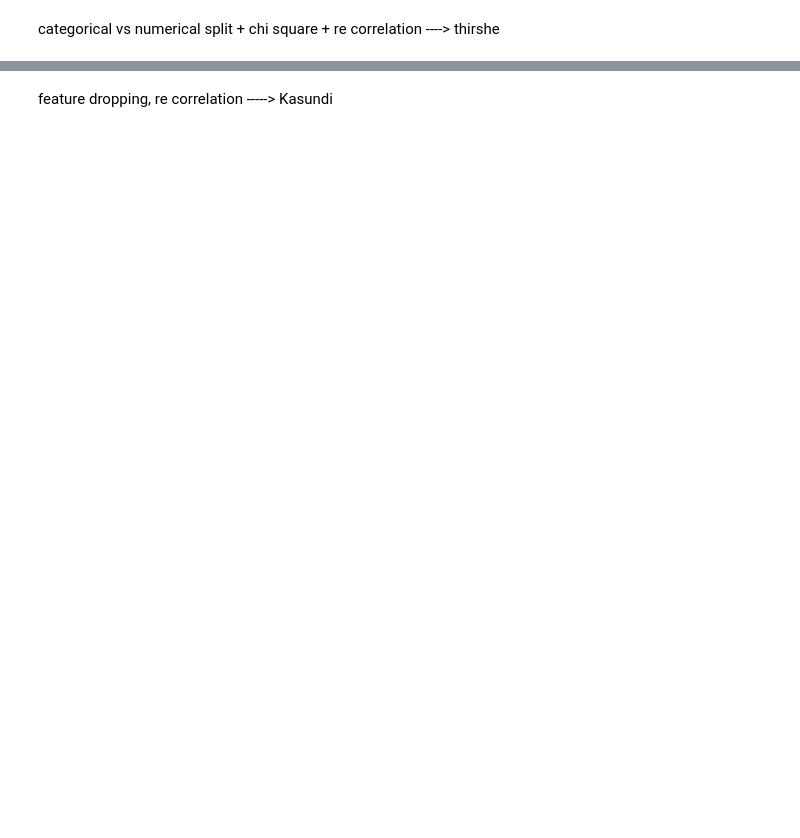
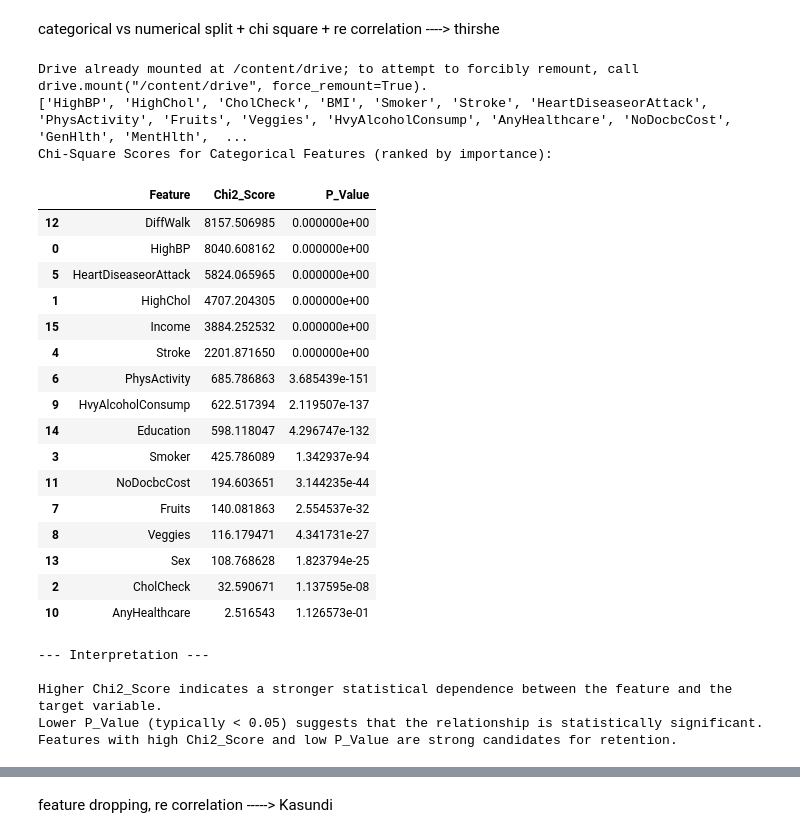
Before and after one commit to ArsenicV/IT2011-AIML-Project, a Jupyter notebook: notebooks/drist_preprocessing.ipynb, the cells around one changed output, grey strips where cells are left out. Drawn from its saved outputs; the diff is of its cells as text; code cells hidden in the pictures; blank space fills up the shorter version.

```diff
--- a/notebooks/drist_preprocessing.ipynb
+++ b/notebooks/drist_preprocessing.ipynb
@@ -153,6 +223,26 @@ categorical vs numerical split + chi square + re correlation ----> thirshe
 # [cell 06]
 
 from sklearn.feature_selection import SelectKBest, chi2
+import numpy as np
+import matplotlib.pyplot as plt
+import pandas as pd
+from sklearn.preprocessing import StandardScaler
+
+
+drive.mount('/content/drive')
+file_path = '/content/drive/MyDrive/datasets/trainbaldf11.csv'
+
+
+df = pd.read_csv(file_path)
+x = df.drop('Diabetes_binary', axis=1) ## that ground truth we predict ---> 'Diabetes_binary'
+use = df['Diabetes_binary']
+
+pdx = pd.DataFrame(x)
+pduse = pd.Series(use)
+
+
+print(list(df.columns))
+df.head(20)
 
 categorical_features = [
     'HighBP', 'HighChol', 'CholCheck', 'Smoker', 'Stroke', 'HeartDiseaseorAttack',
@@ -166,30 +256,56 @@ categorical_features = [
 # Filter pdx to only include the identified categorical features
 pdx_categorical = pdx[categorical_features].copy()
 
 # Convert columns to appropriate type if necessary (e.g., int for chi2)
 # Chi2 works best with non-negative integers. Our current float64 (0.0, 1.0, etc.) will work.
 # Ensure target is also int/binary for chi2
 pduse_chi2 = pduse.astype(int)
 
 # Apply SelectKBest with chi2
 # We'll select all categorical features to get their scores and p-values
 selector_chi2 = SelectKBest(chi2, k='all')
 selector_chi2.fit(pdx_categorical, pduse_chi2)
 
 # Get the scores and p-values
 chi2_scores = pd.DataFrame({
     'Feature': pdx_categorical.columns,
     'Chi2_Score': selector_chi2.scores_,
     'P_Value': selector_chi2.pvalues_
 })
 
 # Sort by Chi2 score in descending order to see the most important features first
 chi2_scores = chi2_scores.sort_values(by='Chi2_Score', ascending=False)
 
 print("Chi-Square Scores for Categorical Features (ranked by importance):\n")
 display(chi2_scores)
 
 print("\n--- Interpretation ---\n")
 print("Higher Chi2_Score indicates a stronger statistical dependence between the feature and the target variable.")
 print("Lower P_Value (typically < 0.05) suggests that the relationship is statistically significant.")
 print("Features with high Chi2_Score and low P_Value are strong candidates for retention.")
+# %% [output]
+Drive already mounted at /content/drive; to attempt to forcibly remount, call drive.mount("/content/drive", force_remount=True).
+['HighBP', 'HighChol', 'CholCheck', 'BMI', 'Smoker', 'Stroke', 'HeartDiseaseorAttack', 'PhysActivity', 'Fruits', 'Veggies', 'HvyAlcoholConsump', 'AnyHealthcare', 'NoDocbcCost', 'GenHlth', 'MentHlth',  ...
+Chi-Square Scores for Categorical Features (ranked by importance):
+|  | Feature | Chi2_Score | P_Value |
+| 12 | DiffWalk | 8157.506985 | 0.000000e+00 |
+| 0 | HighBP | 8040.608162 | 0.000000e+00 |
+| 5 | HeartDiseaseorAttack | 5824.065965 | 0.000000e+00 |
+| 1 | HighChol | 4707.204305 | 0.000000e+00 |
+| 15 | Income | 3884.252532 | 0.000000e+00 |
+| 4 | Stroke | 2201.871650 | 0.000000e+00 |
+| 6 | PhysActivity | 685.786863 | 3.685439e-151 |
+| 9 | HvyAlcoholConsump | 622.517394 | 2.119507e-137 |
+| 14 | Education | 598.118047 | 4.296747e-132 |
+| 3 | Smoker | 425.786089 | 1.342937e-94 |
+| 11 | NoDocbcCost | 194.603651 | 3.144235e-44 |
+| 7 | Fruits | 140.081863 | 2.554537e-32 |
+| 8 | Veggies | 116.179471 | 4.341731e-27 |
+| 13 | Sex | 108.768628 | 1.823794e-25 |
+| 2 | CholCheck | 32.590671 | 1.137595e-08 |
+| 10 | AnyHealthcare | 2.516543 | 1.126573e-01 |
+--- Interpretation ---
+
+Higher Chi2_Score indicates a stronger statistical dependence between the feature and the target variable.
+Lower P_Value (typically < 0.05) suggests that the relationship is statistically significant.
+Features with high Chi2_Score and low P_Value are strong candidates for retention.
```
Also changed, not shown: parts of 14 cells of this notebook.
